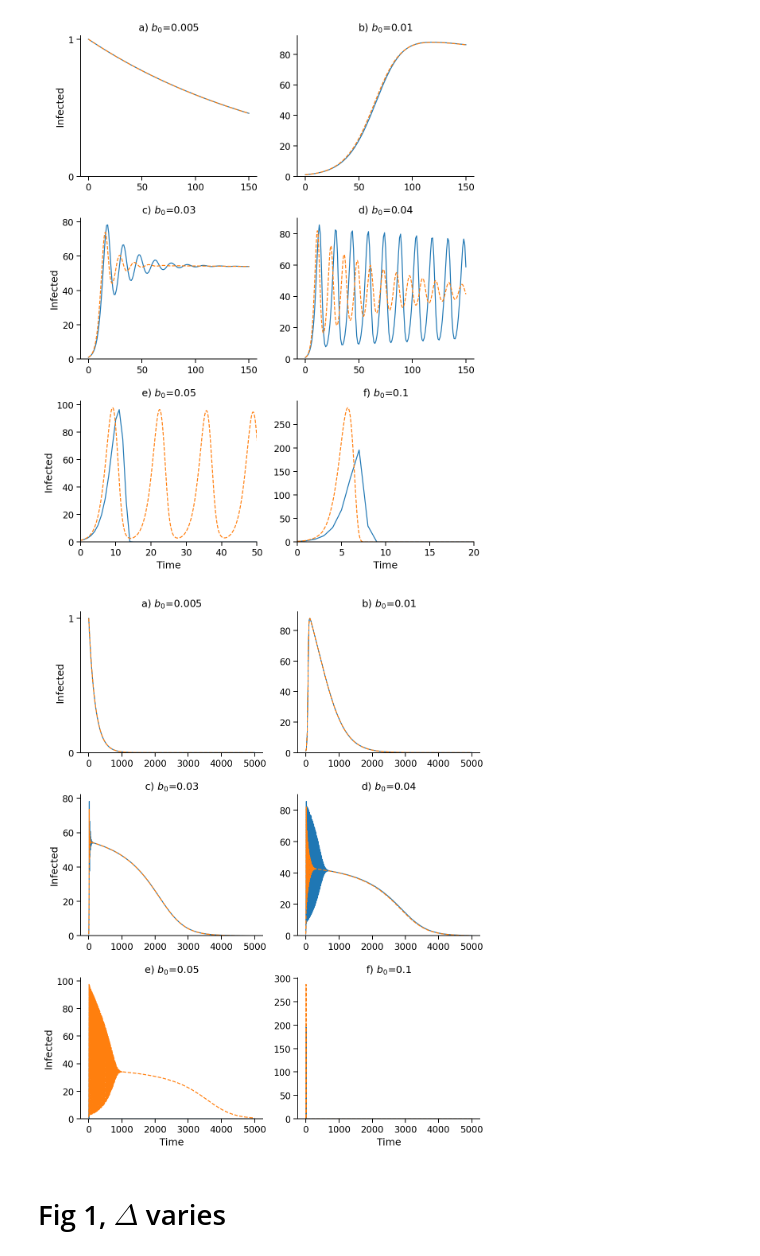
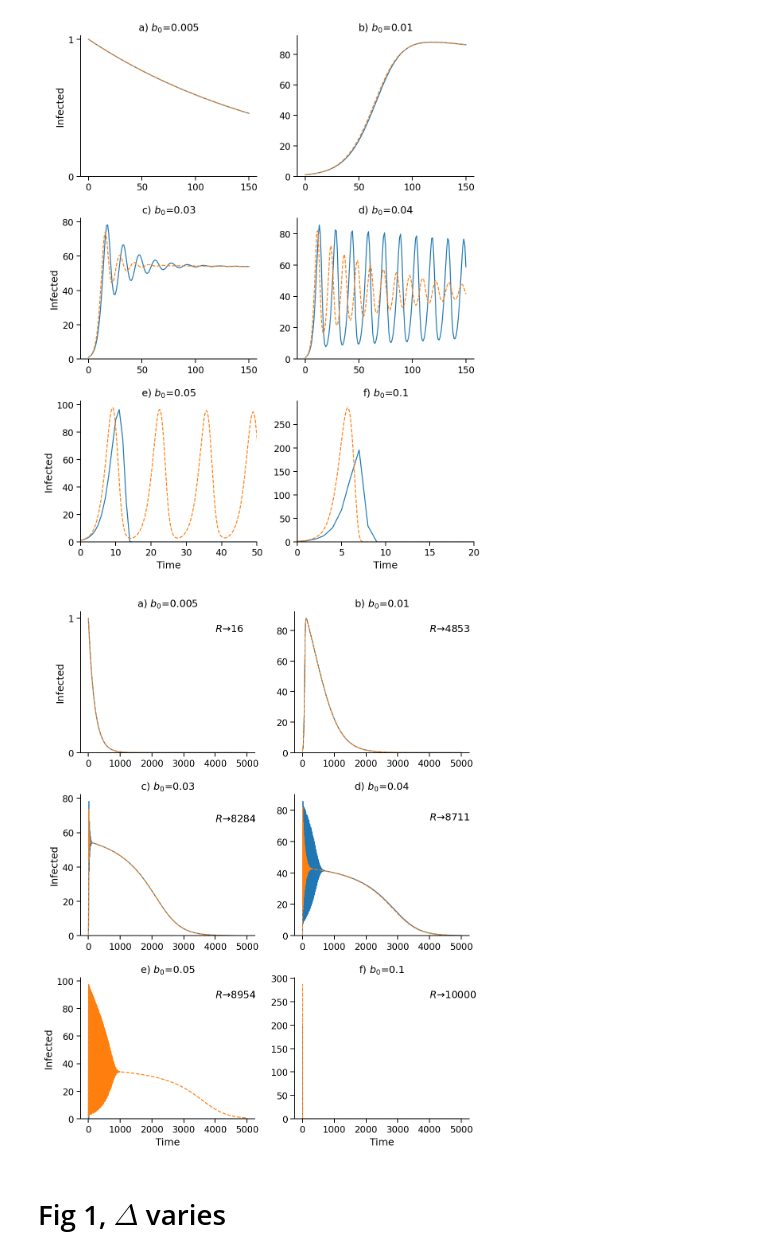
Before and after one commit to yoavram/SanJose, a Jupyter notebook: notebooks/model-SIR.ipynb, the cells around one changed output. Cells and saved outputs as stored; diff of their text form; code cells hidden in the pictures.

```diff
--- a/notebooks/model-SIR.ipynb
+++ b/notebooks/model-SIR.ipynb
@@ -122,16 +130,19 @@ b0s = [0.005, 0.01, 0.03, 0.04, 0.05, 0.1]
 # %%
 results_b0s = []
 for b0_ in b0s:
-    Idis = det_dis_simulation(I0, N, b0_, γ, c_hat, α1, α2, Δ, tmax=150, min0=True, maxN=True)
-    t, Icont = det_cont_simulation(I0, N, b0_, γ, c_hat, α1, α2, Δ, tmax=150)
+    Idis, Rdis = det_dis_simulation(I0, N, b0_, γ, c_hat, α1, α2, Δ, tmax=150, min0=True, maxN=True)
+    t, Icont, Rcont = det_cont_simulation(I0, N, b0_, γ, c_hat, α1, α2, Δ, tmax=150)
     Icont = np.maximum(Icont, 0)
-    results_b0s.append((Idis, t, Icont))
+    Rcont = np.maximum(Rcont, 0)
+    results_b0s.append((Idis, Rdis, t, Icont, Rcont))
 # %%
 fig, axes = plt.subplots(3, 2, figsize=(8, 10))
 for b0_, ax, label, res in zip(b0s, axes.flat, 'abcdef', results_b0s):
-    Idis, t, Icont = res
-    ax.plot(Idis)
-    ax.plot(t, Icont, '--')
+    Idis, Rdis, t, Icont, Rcont = res
+    color = ax.plot(Idis)[0].get_color()
+#     ax.plot(Rdis, alpha=0.5, color=color)
+    color = ax.plot(t, Icont, '--')[0].get_color()
+#     ax.plot(t, Rcont, alpha=0.5, color=color)
     ax.set_ylim(0, None)
     ax.set_title("{}) $b_0$={}".format(label, b0_))
 for ax in axes[:,0]: ax.set_ylabel('Infected')
@@ -143,35 +154,37 @@ axes[0,0].set_yticks([0, 1])
 
 fig.tight_layout()
 sns.despine()
-plt.savefig('../figures/fig3-SIR.pdf', dpi=100)
+# plt.savefig('../figures/fig3-SIR.pdf', dpi=100)
 # %% [output]
 [figure]
 # %%
 results_b0s_long = []
 for b0_ in b0s:
-    Idis = det_dis_simulation(I0, N, b0_, γ, c_hat, α1, α2, Δ, tmax=5000, min0=True, maxN=True)
-    t, Icont = det_cont_simulation(I0, N, b0_, γ, c_hat, α1, α2, Δ, tmax=5000)
+    Idis, Rdis = det_dis_simulation(I0, N, b0_, γ, c_hat, α1, α2, Δ, tmax=5000, min0=True, maxN=True)
+    t, Icont, Rcont = det_cont_simulation(I0, N, b0_, γ, c_hat, α1, α2, Δ, tmax=5000)
     Icont = np.maximum(Icont, 0)
-    results_b0s_long.append((Idis, t, Icont))
+    Rcont = np.maximum(Rcont, 0)
+    results_b0s_long.append((Idis, Rdis, t, Icont, Rcont))
 # %%
 fig, axes = plt.subplots(3, 2, figsize=(8, 10))
 for b0_, ax, label, res in zip(b0s, axes.flat, 'abcdef', results_b0s_long):
-    Idis, t, Icont = res
+    Idis, Rdis, t, Icont, Rcont = res
     ax.plot(Idis)
     ax.plot(t, Icont, '--')
     ax.set_ylim(0, None)
     ax.set_title("{}) $b_0$={}".format(label, b0_))
+    ax.text(t.max()*0.8, Icont.max()*0.9, r'$R \to$'+'{:.0f}'.format(Rcont[-1]))
 for ax in axes[:,0]: ax.set_ylabel('Infected')
 for ax in axes[2]: ax.set_xlabel('Time')
 
 axes[0,0].set_yticks([0, 1])
 # axes[-1,-1].set_xlim(0, 50)
 
 fig.tight_layout()
 sns.despine()
-plt.savefig('../figures/fig3-SIR-long.pdf', dpi=100)
+# plt.savefig('../figures/fig3-SIR-long.pdf', dpi=100)
 # %% [output]
-[figure, old version]
+[figure, new version]
 # %% [markdown]
 # Fig 1, $\Delta$ varies
 # %%
```
Also changed, not shown: parts of 2 cells of this notebook.
